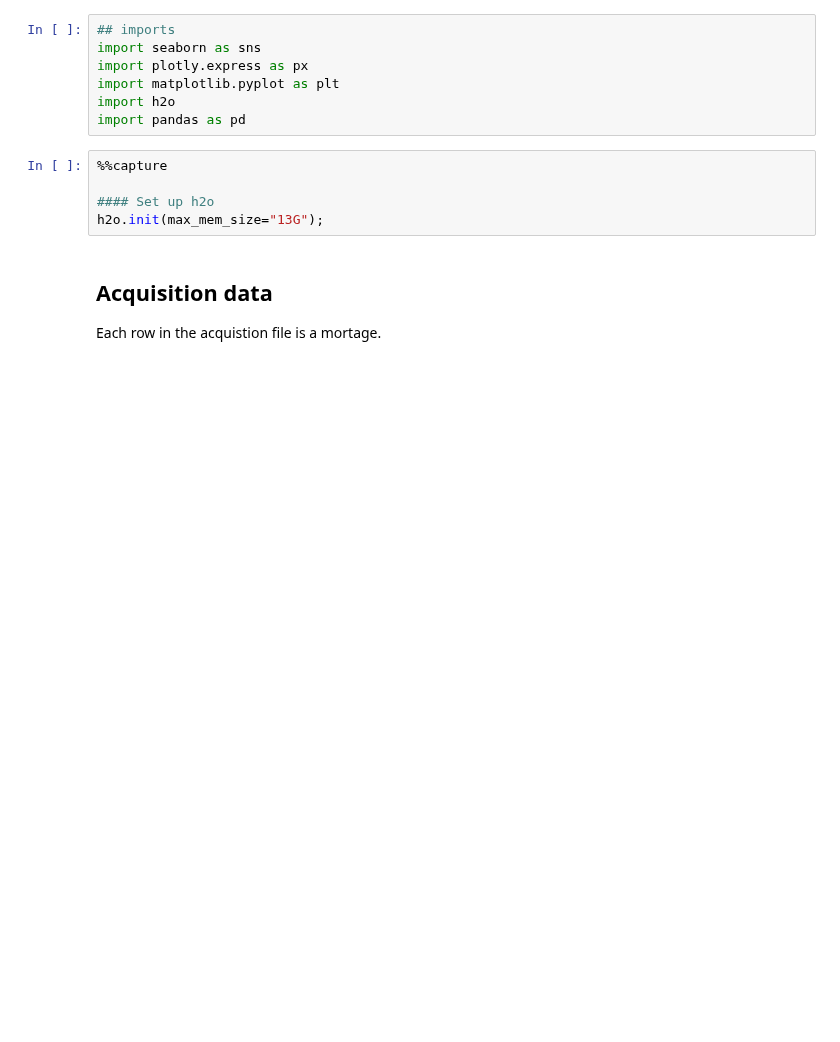
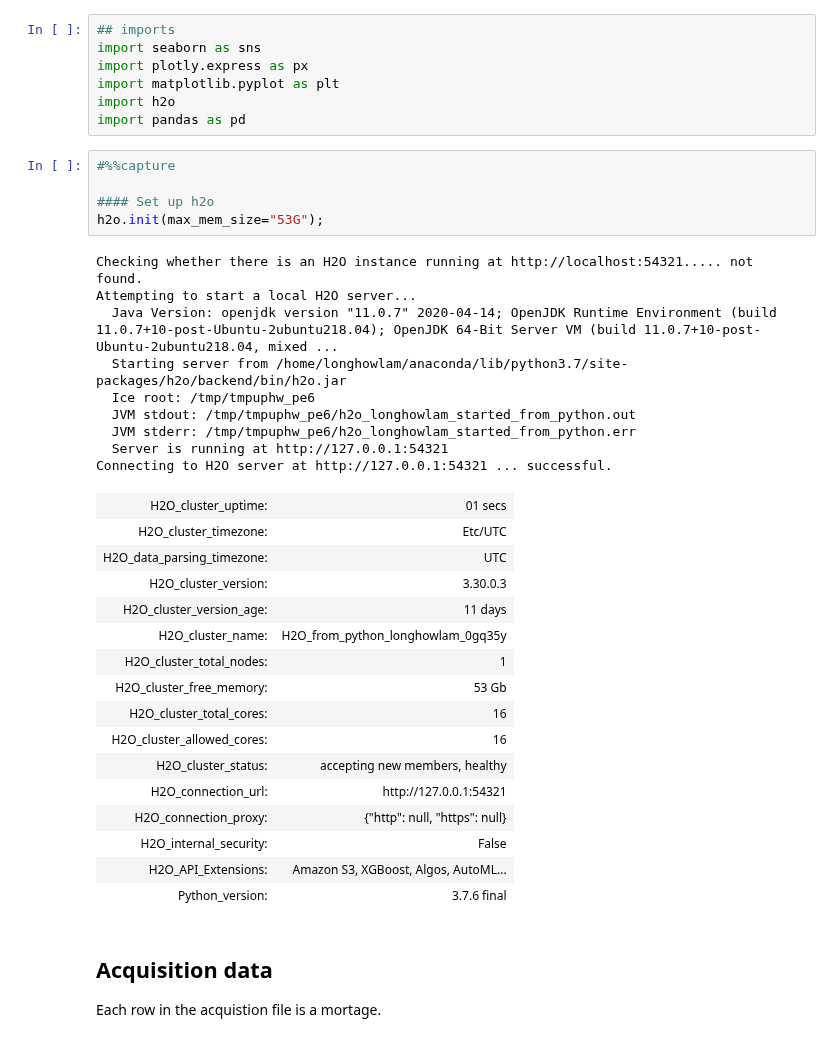
Before and after one commit to longhowlam/fanniemae_family_loans, a Jupyter notebook: h2o_modeling.ipynb, the cells around one changed output. Saved outputs shown, nothing was run; the diff lists cells and outputs as text; blank space fills up the shorter version.

```diff
--- a/h2o_modeling.ipynb
+++ b/h2o_modeling.ipynb
@@ -34,10 +34,36 @@ import matplotlib.pyplot as plt
 import h2o
 import pandas as pd
 # %%
-%%capture
+#%%capture
 
 #### Set up h2o
-h2o.init(max_mem_size="13G");
+h2o.init(max_mem_size="53G");
+# %% [output]
+Checking whether there is an H2O instance running at http://localhost:54321..... not found.
+Attempting to start a local H2O server...
+  Java Version: openjdk version "11.0.7" 2020-04-14; OpenJDK Runtime Environment (build 11.0.7+10-post-Ubuntu-2ubuntu218.04); OpenJDK 64-Bit Server VM (build 11.0.7+10-post-Ubuntu-2ubuntu218.04, mixed ...
+  Starting server from /home/longhowlam/anaconda/lib/python3.7/site-packages/h2o/backend/bin/h2o.jar
+  Ice root: /tmp/tmpuphw_pe6
+  JVM stdout: /tmp/tmpuphw_pe6/h2o_longhowlam_started_from_python.out
+  JVM stderr: /tmp/tmpuphw_pe6/h2o_longhowlam_started_from_python.err
+  Server is running at http://127.0.0.1:54321
+Connecting to H2O server at http://127.0.0.1:54321 ... successful.
+| H2O_cluster_uptime: | 01 secs |
+| H2O_cluster_timezone: | Etc/UTC |
+| H2O_data_parsing_timezone: | UTC |
+| H2O_cluster_version: | 3.30.0.3 |
+| H2O_cluster_version_age: | 11 days |
+| H2O_cluster_name: | H2O_from_python_longhowlam_0gq35y |
+| H2O_cluster_total_nodes: | 1 |
+| H2O_cluster_free_memory: | 53 Gb |
+| H2O_cluster_total_cores: | 16 |
+| H2O_cluster_allowed_cores: | 16 |
+| H2O_cluster_status: | accepting new members, healthy |
+| H2O_connection_url: | http://127.0.0.1:54321 |
+| H2O_connection_proxy: | {"http": null, "https": null} |
+| H2O_internal_security: | False |
+| H2O_API_Extensions: | Amazon S3, XGBoost, Algos, AutoML... |
+| Python_version: | 3.7.6 final |
 # %% [markdown]
 ## Acquisition data
 Each row in the acquistion file is a mortage.
```
Also changed, not shown: parts of 12 cells of this notebook.
